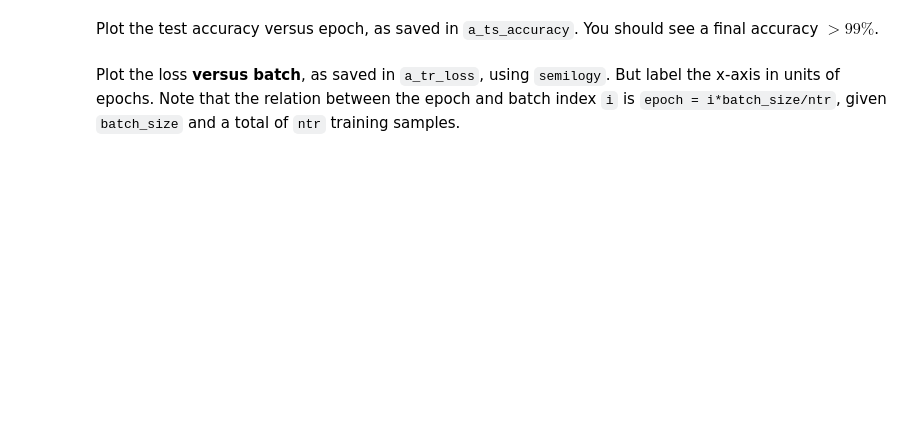
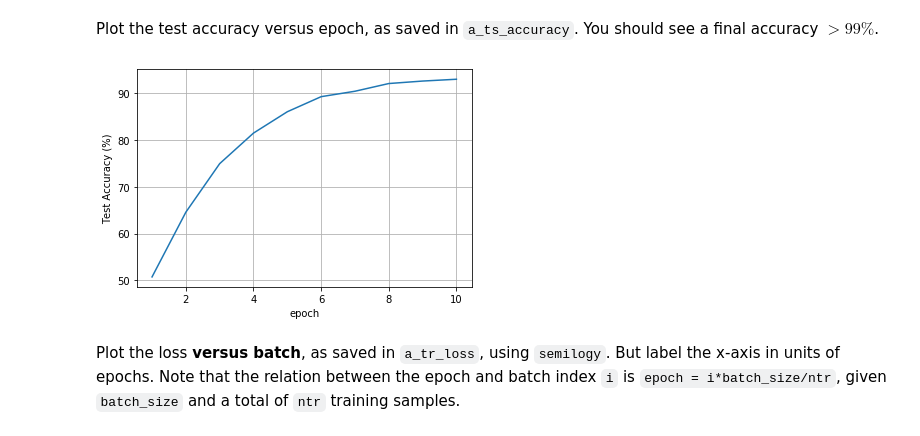
Before and after one commit to AirBud20/ECE4300Group, a Jupyter notebook: lab08_music_partial.ipynb, the cells around one changed output. Drawn from its saved outputs; the diff is of its cells as text; code cells hidden in the pictures; blank space fills up the shorter version.

Commit message:
Struggling with accuracy
Couldnt figure out the part he mentioned in email. Also struggled to finish the end

```diff
--- a/lab08_music_partial.ipynb
+++ b/lab08_music_partial.ipynb
@@ -115,16 +136,22 @@ from torch.utils.data import DataLoader
 batch_size = 100
 
 # TODO Convert the numpy arrays to tensors
-
+Xtr_torch = torch.Tensor(Xtr)
+ytr_torch = torch.Tensor(ytr)
+Xts_torch = torch.Tensor(Xts)
+yts_torch = torch.Tensor(yts)
 
 # TODO Create a training/test dataset from the tensors
 # train_ds = ...
 # test_ds = ...
-
+train_ds = torch.utils.data.TensorDataset(Xtr_torch, ytr_torch)
+test_ds = torch.utils.data.TensorDataset(Xts_torch, yts_torch)
 
 # TODO Create a training/test data loader from datasets
 # train_loader = ...
 # test_loader = ...
+train_loader = torch.utils.data.DataLoader(train_ds, batch_size=batch_size, shuffle=True)
+test_loader = torch.utils.data.DataLoader(test_ds, batch_size=batch_size, shuffle = True)
 # %% [markdown]
 ## Building a Neural Network Classifier
 
@@ -141,17 +168,28 @@ import torch.nn as nn
 # nout = ...
 # nh = ...
 
+nin = Xtr.shape[1]
+nout = int(np.max(ytr)+1)
+nh=256
+
 # TODO Create Net class
 # nin: dimension of input data
 # nh: number of hidden units
 # nout: number of outputs
 # class Net(nn.Module):
+class Net(nn.Module):
+    def __init__(self,nin,nh,nout):
+        super(Net,self).__init__()
+        self.sigmoid = nn.Sigmoid()
+        self.Dense1 = nn.Linear(nin,nh)
+        self.Dense2 = nn.Linear(nh,nout)
 
-# Initialize network
-# model = Net(nin=nin, nh=nh, nout=nout)
+    def forward(self,x):
+        x = self.sigmoid(self.Dense1(x))
+        out = self.Dense2(x)
+        return out
 
-# Print string representation
-# print(str(model))
+model = Net(nin=nin, nh=nh, nout=nout)
 # %% [markdown]
 ## Training the Network
 
@@ -164,6 +202,9 @@ lr = 1e-3
 # TODO
 # opt = ...
 # criterion = ...
+opt = optim.Adam(model.parameters(), lr=0.001)
+
+criterion = nn.CrossEntropyLoss()
 # %% [markdown]
 Train the model for 10 epochs using the scaled training data.  For **every batch**, record the training loss.
 For **every epoch**, record the training accuracy, the test loss, and the test accuracy.  Use the variable names defined below.  The code should be similar to that in the MNIST demo.
@@ -183,2 +280,12 @@ Plot the test accuracy versus epoch, as saved in `a_ts_accuracy`. You should see
+# %%
+# TODO
+# plt.plot(...)
+# ...
+plt.plot(range(1, num_epoch+1), a_ts_accuracy)
+plt.xlabel('epoch')
+plt.ylabel('Test Accuracy (%)')
+plt.grid()
+# %% [output]
+[figure, added]
 # %% [markdown]
 Plot the loss **versus batch**, as saved in `a_tr_loss`, using `semilogy`.  But label the x-axis in units of epochs.  Note that the relation between the epoch and batch index `i` is `epoch = i*batch_size/ntr`, given `batch_size` and a total of `ntr` training samples.
```
Also changed, not shown: parts of 12 cells of this notebook.
